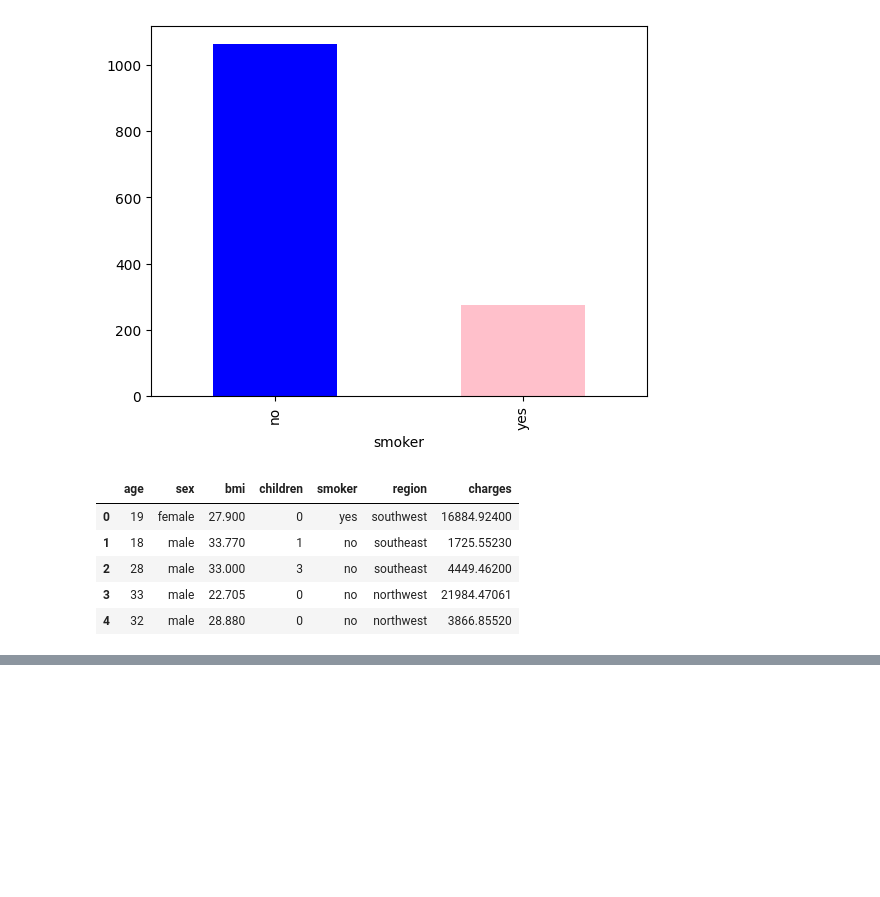
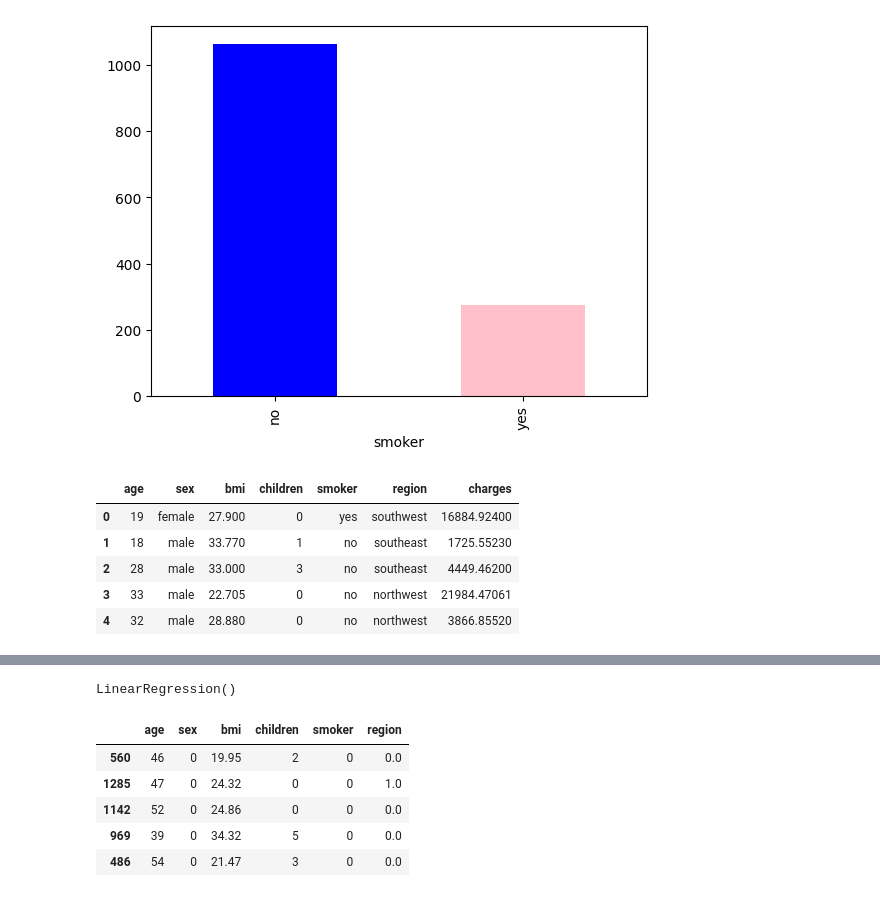
Before and after one commit to RahulPrasadYadav/Machine-Learning_, a Jupyter notebook: Madichine_prediction.ipynb, the cells around one changed output, grey strips where cells are left out. Saved outputs shown, nothing was run; the diff lists cells and outputs as text; code cells hidden in the pictures; blank space fills up the shorter version.

```diff
--- a/Madichine_prediction.ipynb
+++ b/Madichine_prediction.ipynb
@@ -90,0 +132,6 @@ ValueError: invalid literal for int() with base 10: 'yes'
+# %%
+fetures=['age','sex','bmi','children','smoker','region']
+X=df[fetures]
+y=df['charges']
+# %%
+x_train,x_test,y_train,y_test=train_test_split(X,y,test_size=0.2,random_state=42)
@@ -90,0 +153,15 @@ ValueError: invalid literal for int() with base 10: 'yes'
+# %%
+lr=LinearRegression()
+# %%
+lr.fit(x_train,y_train)
+# %% [output]
+LinearRegression()
+# %%
+x_train[0:5]
+# %% [output]
+|  | age | sex | bmi | children | smoker | region |
+| 560 | 46 | 0 | 19.95 | 2 | 0 | 0.0 |
+| 1285 | 47 | 0 | 24.32 | 0 | 0 | 1.0 |
+| 1142 | 52 | 0 | 24.86 | 0 | 0 | 0.0 |
+| 969 | 39 | 0 | 34.32 | 5 | 0 | 0.0 |
+| 486 | 54 | 0 | 21.47 | 3 | 0 | 0.0 |
```
Also changed, not shown: parts of 22 cells of this notebook.
